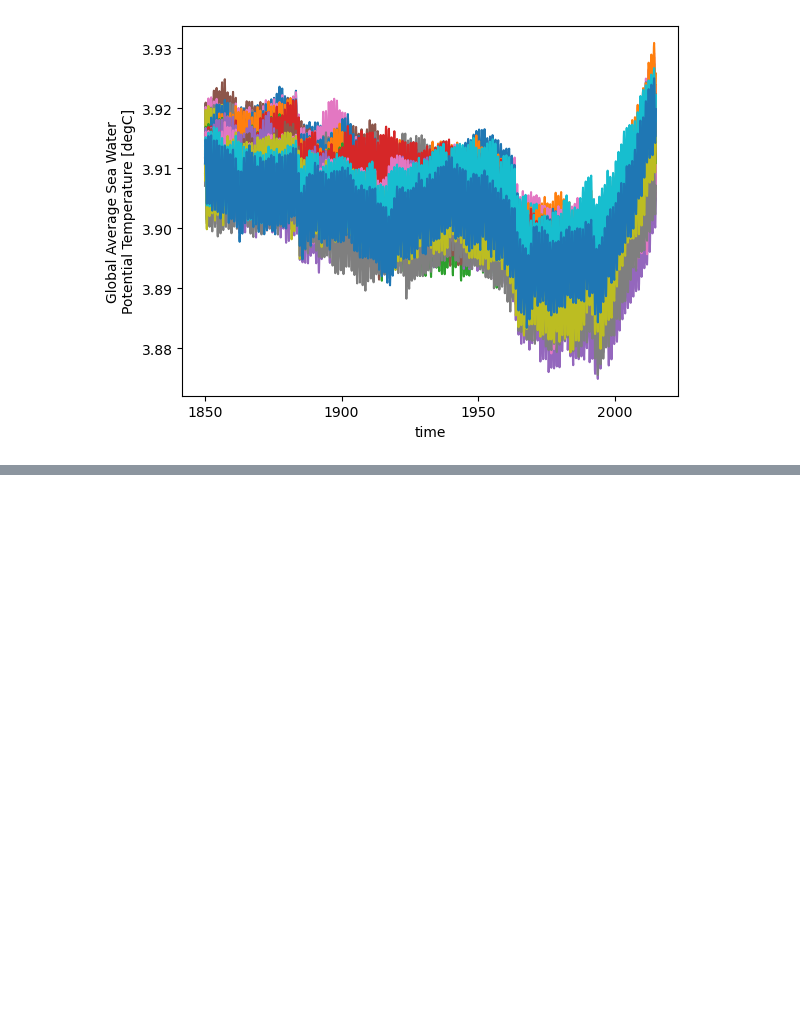
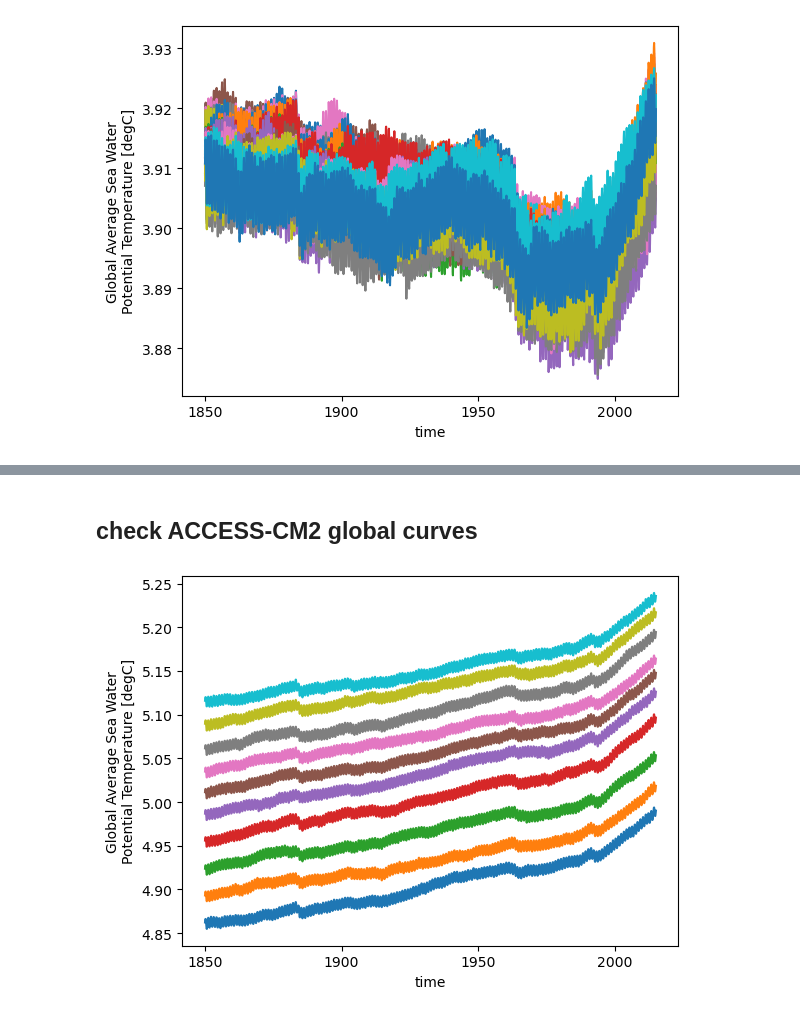
Before and after one commit to durack1/notebooks, a Jupyter notebook: jlnbs/CMIP6-OHC.ipynb, the cells around one changed output, grey strips where cells are left out. Cells and saved outputs as stored; diff of their text form; code cells hidden in the pictures; blank space fills up the shorter version.

```diff
--- a/jlnbs/CMIP6-OHC.ipynb
+++ b/jlnbs/CMIP6-OHC.ipynb
@@ -132,0 +92,6 @@ ds['thetaoga'].plot()
+# %%
+dpaths = xs.findPaths('historical', 'thetaoga', 'mon', realm='ocean', cmipTable='Omon', mip_era='CMIP6')
+#for count, sim in enumerate(dpaths):
+#    print("{:03d}".format(count), sim)
+sims = xs.getValuesForFacet(dpaths, 'model', 'ACCESS-CM2')
+sims
@@ -132,0 +109,8 @@ ds['thetaoga'].plot()
+# %% [markdown]
+## check ACCESS-CM2 global curves
+# %%
+for sim in sims:
+    ds = xc.open_mfdataset(sim)
+    ds['thetaoga'].plot()
+# %% [output]
+[figure, added]
```
Also changed, not shown: parts of 8 cells of this notebook.
